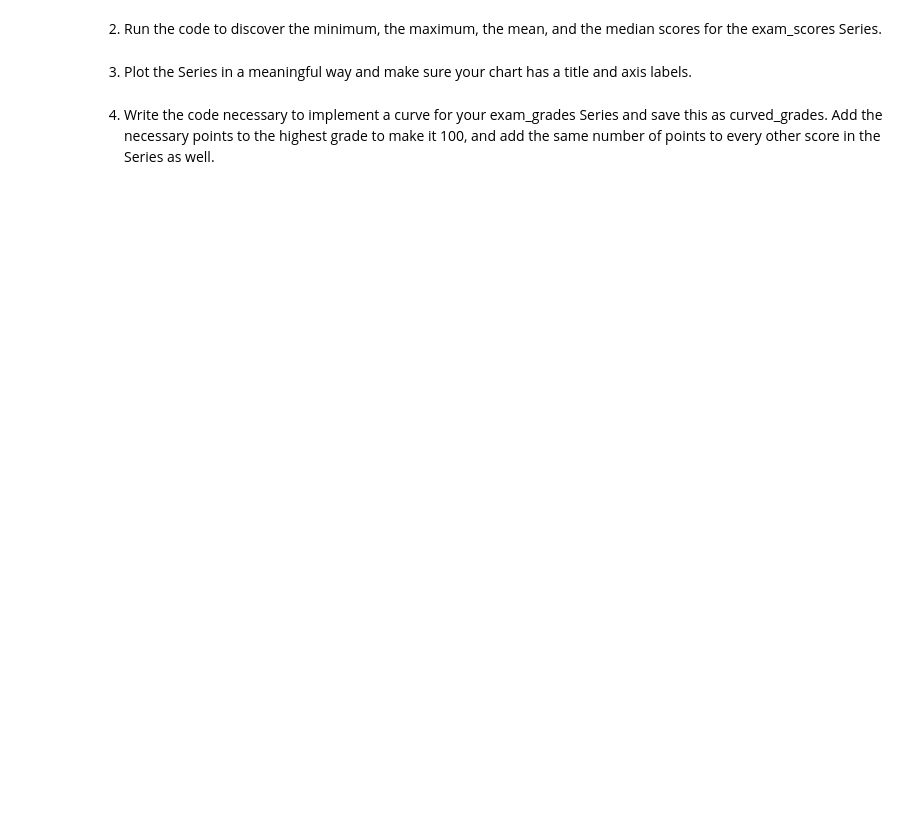
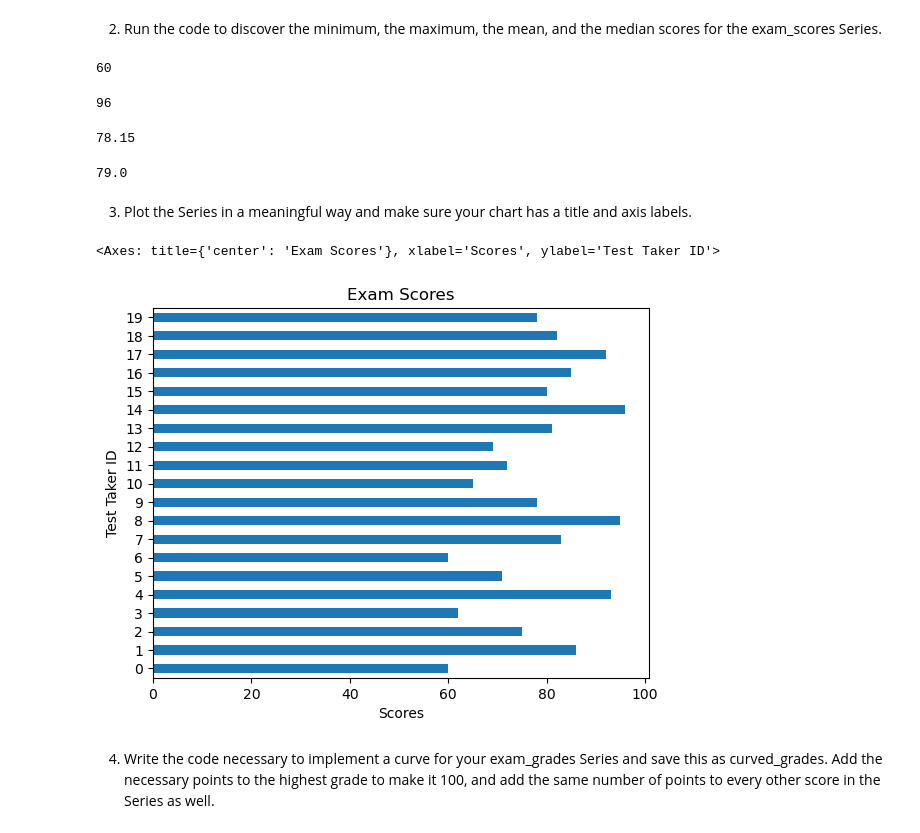
Before and after one commit to Marc-Aradillas/numpy-pandas-visualization-exercises, a Jupyter notebook: pandas_series.ipynb, the cells around one changed output. Drawn from its saved outputs; the diff is of its cells as text; code cells hidden in the pictures; blank space fills up the shorter version.

```diff
--- a/pandas_series.ipynb
+++ b/pandas_series.ipynb
@@ -572,6 +575,31 @@ dtype: int64
 # %% [markdown]
 2. Run the code to discover the minimum, the maximum, the mean, and the median scores for the exam_scores Series.
+# %%
+min_score = exam_scores.min()
+min_score
+# %% [output]
+60
+# %%
+max_score = exam_scores.max()
+max_score
+# %% [output]
+96
+# %%
+mean_score = exam_scores.mean()
+mean_score
+# %% [output]
+78.15
+# %%
+median_score = exam_scores.median()
+median_score
+# %% [output]
+79.0
 # %% [markdown]
 3. Plot the Series in a meaningful way and make sure your chart has a title and axis labels.
+# %%
+exam_scores.plot.barh(title='Exam Scores', xlabel='Scores', ylabel='Test Taker ID')
+# %% [output]
+<Axes: title={'center': 'Exam Scores'}, xlabel='Scores', ylabel='Test Taker ID'>
+[figure, added]
 # %% [markdown]
 4. Write the code necessary to implement a curve for your exam_grades Series and save this as curved_grades. Add the necessary points to the highest grade to make it 100, and add the same number of points to every other score in the Series as well.
```
Also changed, not shown: parts of 11 cells of this notebook.
